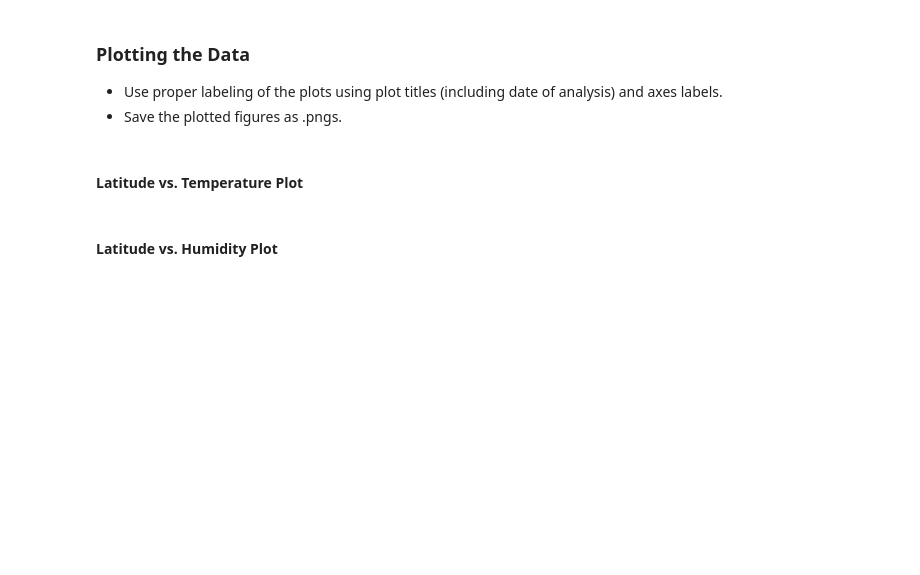
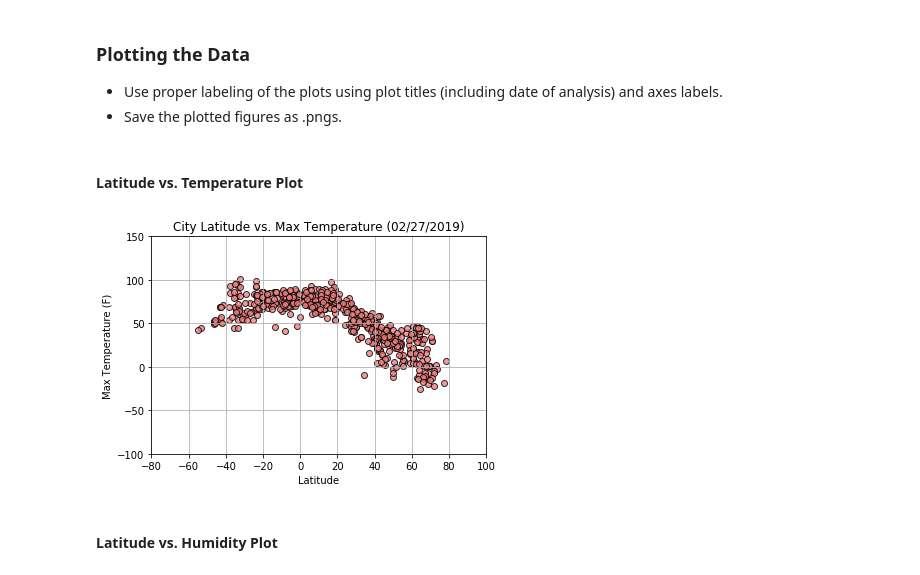
Before and after one commit to ohoweedy/dataviz-homework, a Jupyter notebook: API's/starter_code/WeatherPy.ipynb, the cells around one changed output. Saved outputs shown, nothing was run; the diff lists cells and outputs as text; code cells hidden in the pictures; blank space fills up the shorter version.

```diff
--- a/API's/starter_code/WeatherPy.ipynb
+++ b/API's/starter_code/WeatherPy.ipynb
@@ -121,0 +128,10 @@ city_data_pd.to_csv(output_data_file)
+# %%
+# Export to csv
+city_data_pd.to_csv(output_data_file)
+
+# Drop empty row and all NaN's
+city_data_pd = city_data_pd.dropna(how='all')
+city_data_pd = city_data_pd.drop([0])
+
+# Preview DataFrame
+city_data_pd.head()
@@ -125,5 +148,33 @@ city_data_pd.to_csv(output_data_file)
 * Save the plotted figures as .pngs.
 # %% [markdown]
 #### Latitude vs. Temperature Plot
+# %%
+# Convert columns from string to float
+columns_to_convert = ['Cloudiness','Humidity', 'Lat', 'Lng', 'Max Temp', 'Wind Speed']
+
+for column in columns_to_convert:
+    city_data_pd[column] = city_data_pd[column].astype(float)
+
+# Set x and y variables
+x1 = city_data_pd["Lat"]
+y1 = city_data_pd["Max Temp"]
+
+# Build scatter plot
+plt.scatter(x1, y1, marker="o", facecolors="lightcoral", edgecolors="black", alpha=0.8, linewidth=1, label="Lat v. Temp")
+
+plt.title(f"City Latitude vs. Max Temperature ({todays_date})")
+plt.xlabel("Latitude")
+plt.ylabel("Max Temperature (F)")
+plt.grid()
+plt.xlim(-80,100)
+plt.ylim(-100,150)
+
+# Save image
+plt.savefig("Images/LatitudeVsTemperature.png")
+
+# Show image
+plt.show()
+# %% [output]
+[figure, added]
 # %% [markdown]
 #### Latitude vs. Humidity Plot
```
Also changed, not shown: parts of 11 cells of this notebook, 6 other files.
